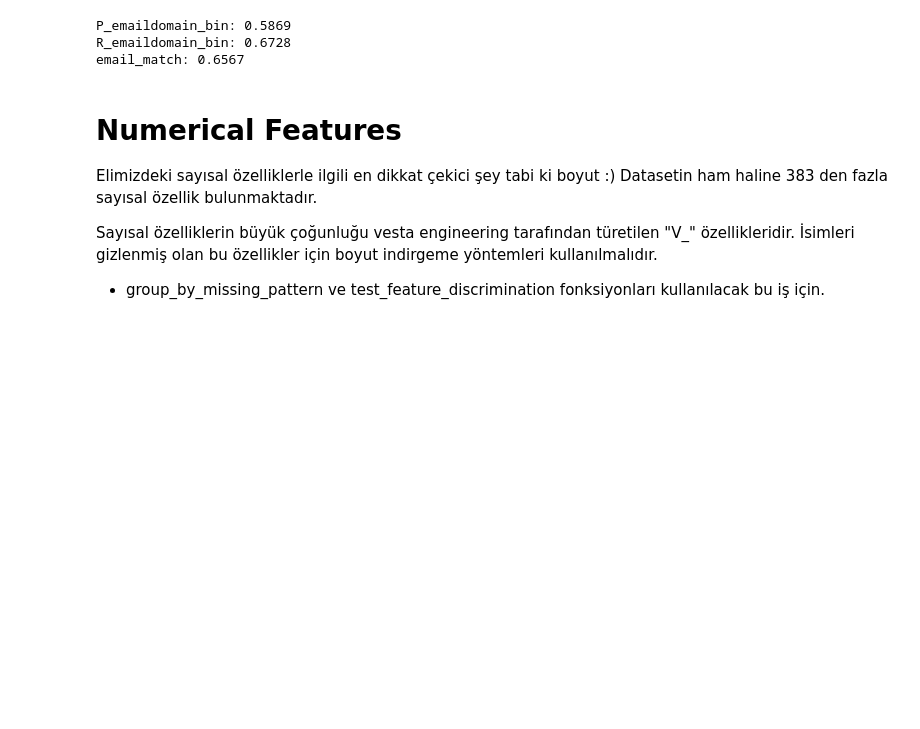
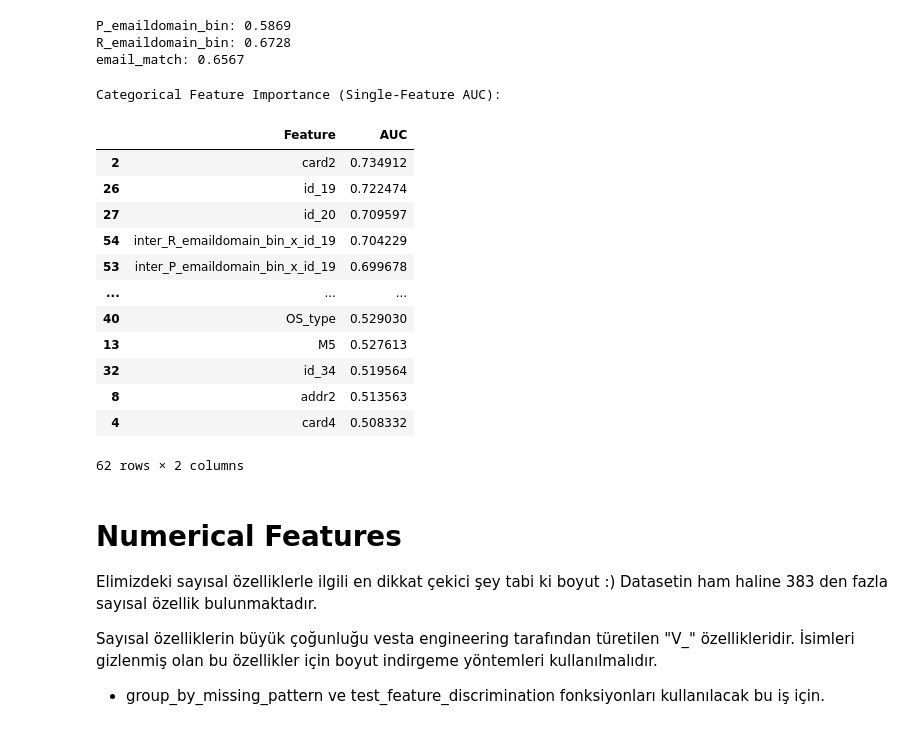
Before and after one commit to abdulkadirt/Fraud_Detection, a Jupyter notebook: notebooks/EDA.ipynb, the cells around one changed output. Cells and saved outputs as stored; diff of their text form; code cells hidden in the pictures; blank space fills up the shorter version.

Commit message:
modelleme yaptım ama beklediğim gibi olmadı

```diff
--- a/notebooks/EDA.ipynb
+++ b/notebooks/EDA.ipynb
@@ -309,26 +378,5 @@ Yüksek Kardinalite Object Sütunları:
 # %% [markdown]
 #### Evaluate the feature importance (categoric)
-# %%
-
-def test_single_feature(df, feature, target='isFraud'):
-    """Quick AUC test for a single feature."""
-    from sklearn.metrics import roc_auc_score
-    from sklearn.model_selection import train_test_split
-
-    valid_data = df[[feature, target]].dropna()
-    X_train, X_val, y_train, y_val = train_test_split(
-        valid_data[[feature]], valid_data[target],
-        test_size=0.3, random_state=42, stratify=valid_data[target]
-    )
-
-    from lightgbm import LGBMClassifier
-    model = LGBMClassifier(n_estimators=100, random_state=42, verbose=-1)
-    model.fit(X_train, y_train)
-
-    pred = model.predict_proba(X_val)[:, 1]
-    auc = roc_auc_score(y_val, pred)
-
-    return auc
 # %%
 # Test email features --> ilerleyen aşamalrda özellik ekleyerek ne kadar CV skoruna etki ettiğine bakabiliriz.
 email_features = ['P_emaildomain_bin', 'R_emaildomain_bin', 'email_match']
@@ -339,6 +387,41 @@ for feat in email_features:
 P_emaildomain_bin: 0.5869
 R_emaildomain_bin: 0.6728
 email_match: 0.6567
+# %%
+# Test categorical features after encoding
+categorical_auc_results = []
+
+for feat in categorical_features:
+    if feat in train_df.columns:
+        try:
+            auc = test_single_feature(train_df, feat, target='isFraud')
+            categorical_auc_results.append({'Feature': feat, 'AUC': auc})
+        except:
+            continue
+
+cat_auc_df = pd.DataFrame(categorical_auc_results).sort_values('AUC', ascending=False)
+print("Categorical Feature Importance (Single-Feature AUC):")
+display(cat_auc_df)
+
+# Classification (similar to KS thresholds)
+strong_cat = cat_auc_df[cat_auc_df['AUC'] >= 0.55]['Feature'].tolist()  # Better than random
+moderate_cat = cat_auc_df[(cat_auc_df['AUC'] >= 0.52) & (cat_auc_df['AUC'] < 0.55)]['Feature'].tolist()
+weak_cat = cat_auc_df[cat_auc_df['AUC'] < 0.52]['Feature'].tolist()  # Nearly random
+# %% [output]
+Categorical Feature Importance (Single-Feature AUC):
+|  | Feature | AUC |
+| 2 | card2 | 0.734912 |
+| 26 | id_19 | 0.722474 |
+| 27 | id_20 | 0.709597 |
+| 54 | inter_R_emaildomain_bin_x_id_19 | 0.704229 |
+| 53 | inter_P_emaildomain_bin_x_id_19 | 0.699678 |
+| ... | ... | ... |
+| 40 | OS_type | 0.529030 |
+| 13 | M5 | 0.527613 |
+| 32 | id_34 | 0.519564 |
+| 8 | addr2 | 0.513563 |
+| 4 | card4 | 0.508332 |
+62 rows × 2 columns
 # %% [markdown]
  # Numerical Features
 
```
Also changed, not shown: parts of 25 cells of this notebook, 8 other files.
